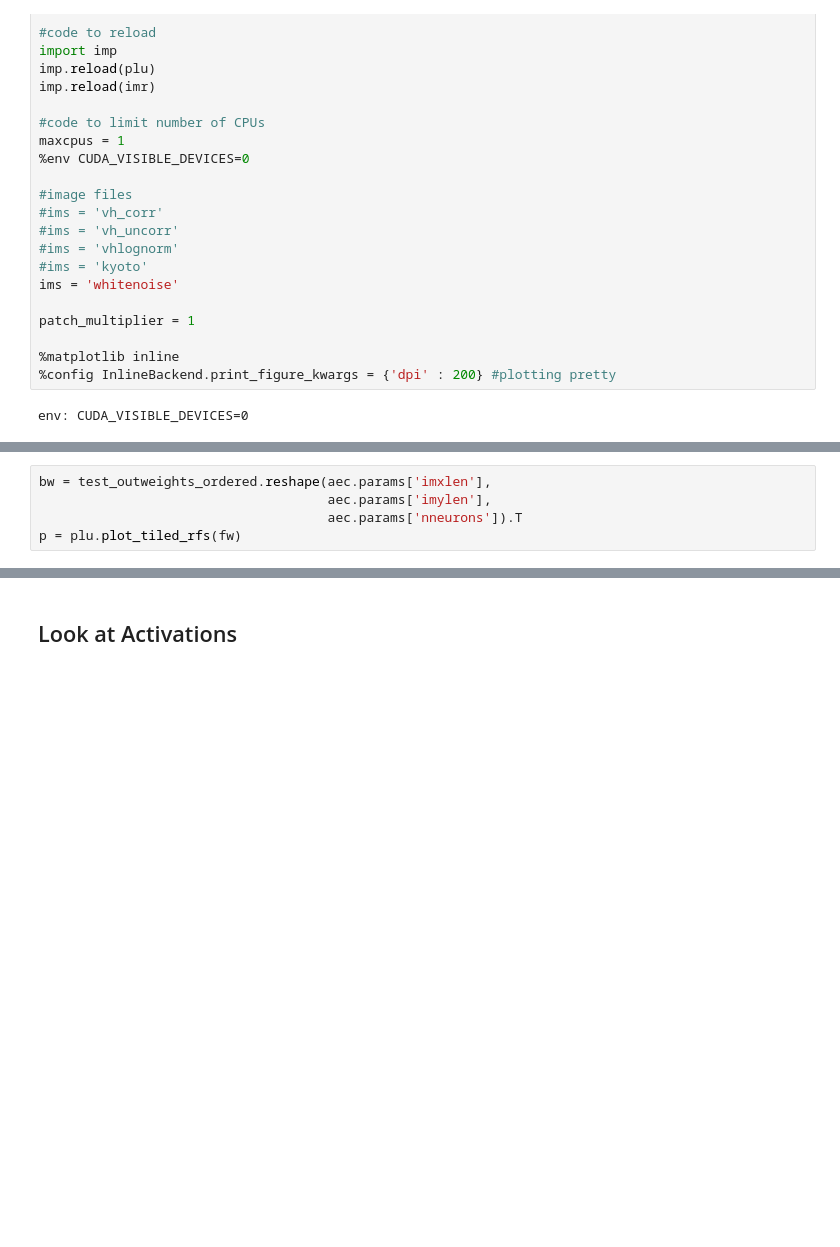
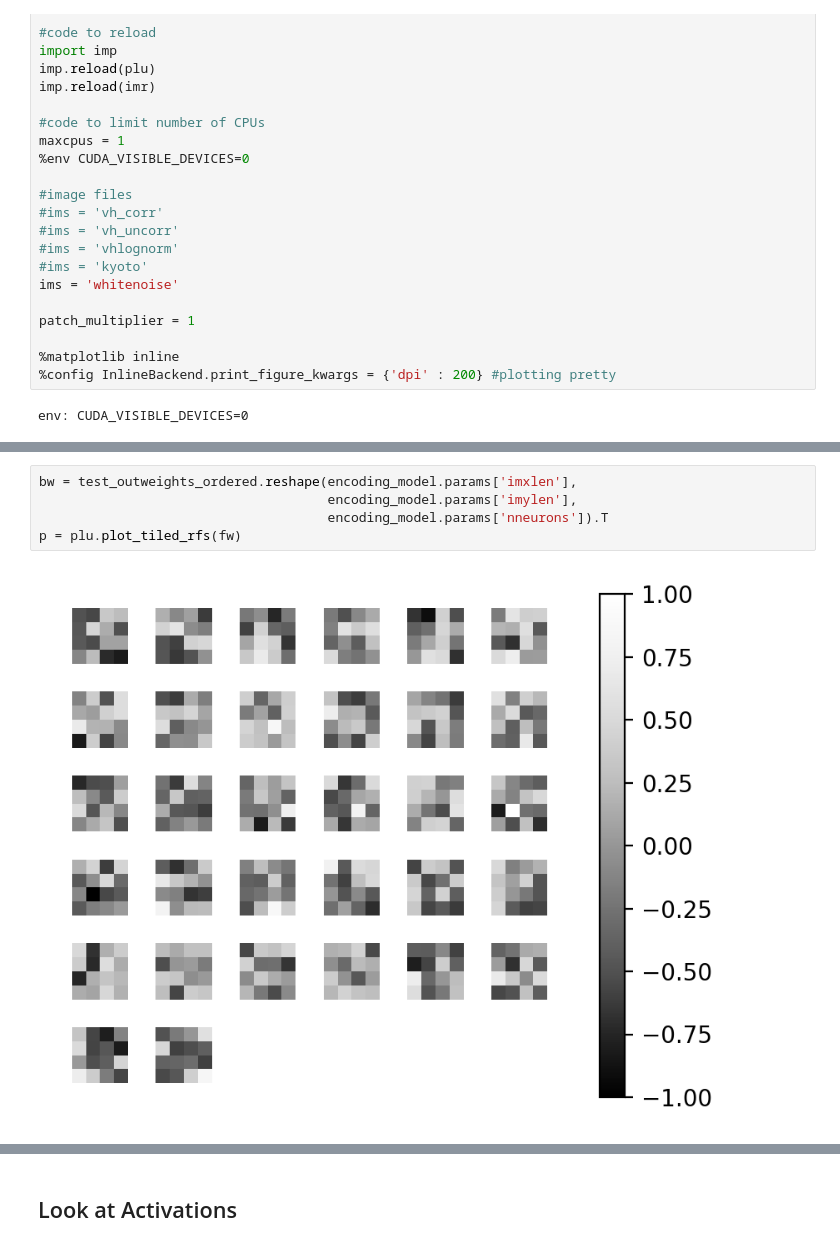
Before and after one commit to vdutell/NatVisAutoEncode, a Jupyter notebook: Image Autoencoder.ipynb, the cells around one changed output, grey strips where cells are left out. Drawn from its saved outputs; the diff is of its cells as text; blank space fills up the shorter version.

```diff
--- a/Image Autoencoder.ipynb
+++ b/Image Autoencoder.ipynb
@@ -189,7 +178,9 @@ p = plu.display_data_acts_tiled(fw,np.mean(test_acts_ordered,axis=0))
 # %%
-bw = test_outweights_ordered.reshape(aec.params['imxlen'],
-                                     aec.params['imylen'],
-                                     aec.params['nneurons']).T
+bw = test_outweights_ordered.reshape(encoding_model.params['imxlen'],
+                                     encoding_model.params['imylen'],
+                                     encoding_model.params['nneurons']).T
 p = plu.plot_tiled_rfs(fw)
+# %% [output]
+[figure, added]
 # %%
 p = plt.plot(wmean_evolution)
```
Also changed, not shown: parts of 13 cells of this notebook.
